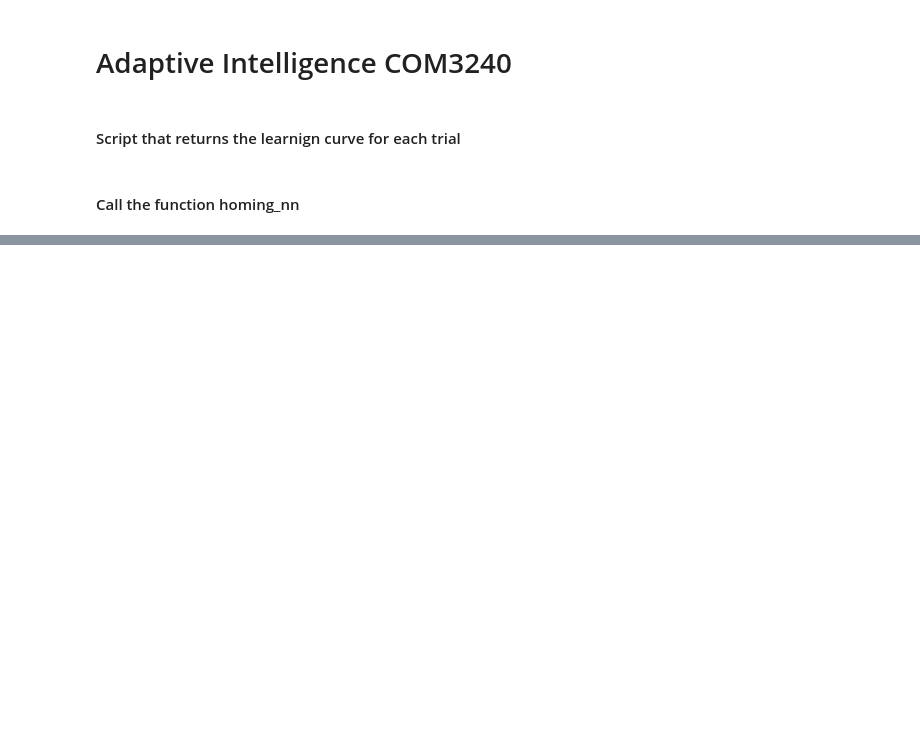
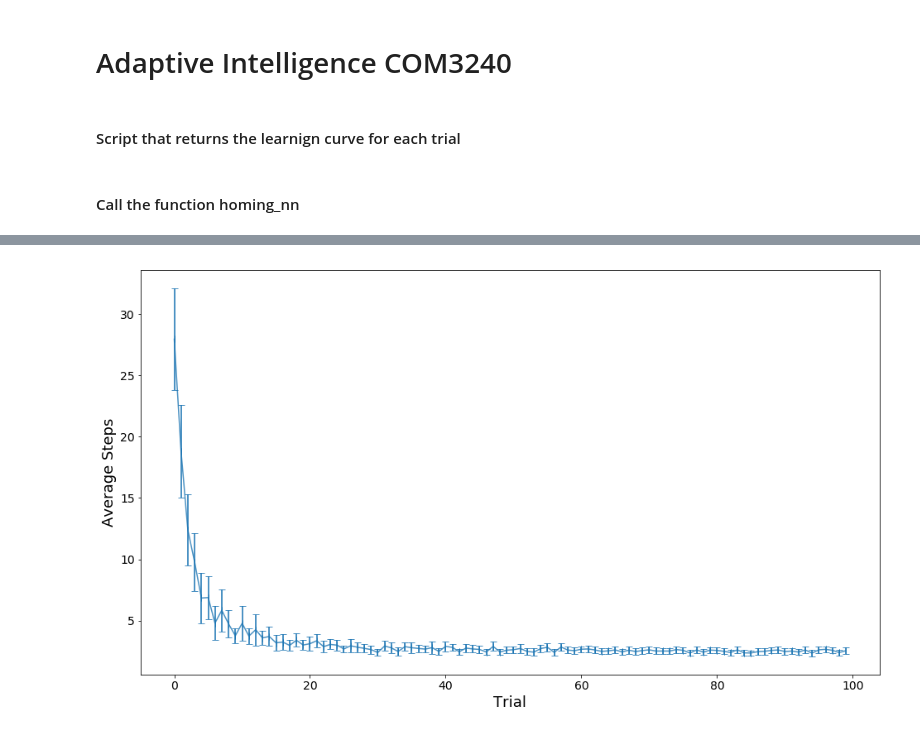
Before and after one commit to jcdhan1/COM3240-Labs, a Jupyter notebook: COM3240sessions79/Lab9.ipynb, the cells around one changed output, grey strips where cells are left out. Cells and saved outputs as stored; diff of their text form; code cells hidden in the pictures; blank space fills up the shorter version.

```diff
--- a/COM3240sessions79/Lab9.ipynb
+++ b/COM3240sessions79/Lab9.ipynb
@@ -115,0 +150,17 @@ homing_nn(1000,alpha,epsilon,gamma)
+# %%
+#produce a curve that is the average of the learning curves of the individual runs.
+runs=100
+total_steps=np.zeros((runs,n_trials))
+fontsize=18
+for j in range(runs):
+    total_steps[j,:]=homing_nn(n_trials,learning_rate,eps,gamma)
+plt.figure(figsize=(16, 9))
+means=np.mean(total_steps, axis=0)
+errors=2*np.std(total_steps, axis=0)/np.sqrt(runs)
+plt.errorbar(np.arange(n_trials), means, errors, 0, elinewidth=2, capsize=4, alpha=0.8)
+plt.xlabel('Trial',fontsize=fontsize)
+plt.ylabel('Average Steps',fontsize=fontsize)
+plt.tick_params(axis='both', which='major', labelsize=14)
+plt.show()
+# %% [output]
+[figure, added]
```
Also changed, not shown: parts of 3 cells of this notebook, 6 other files.
